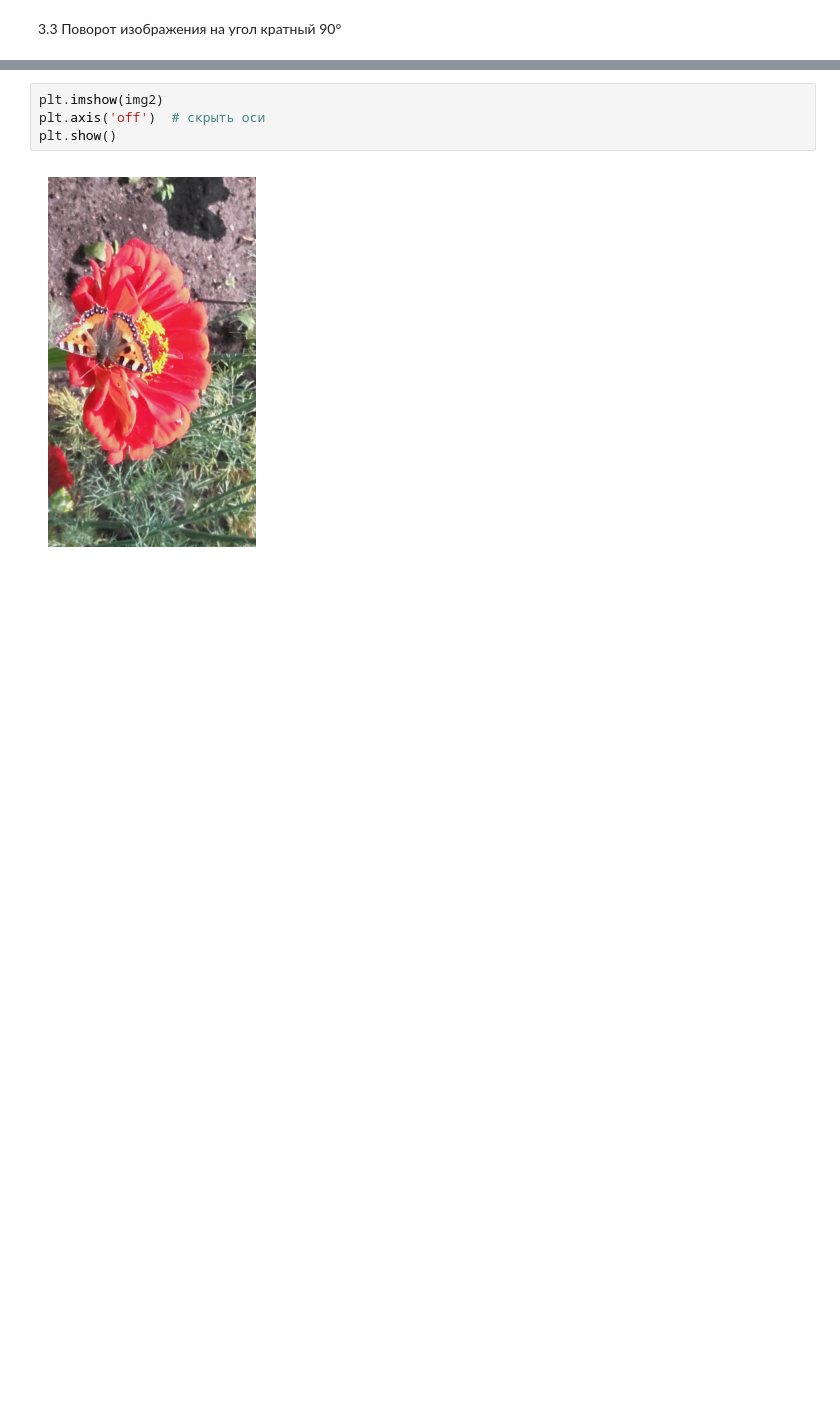
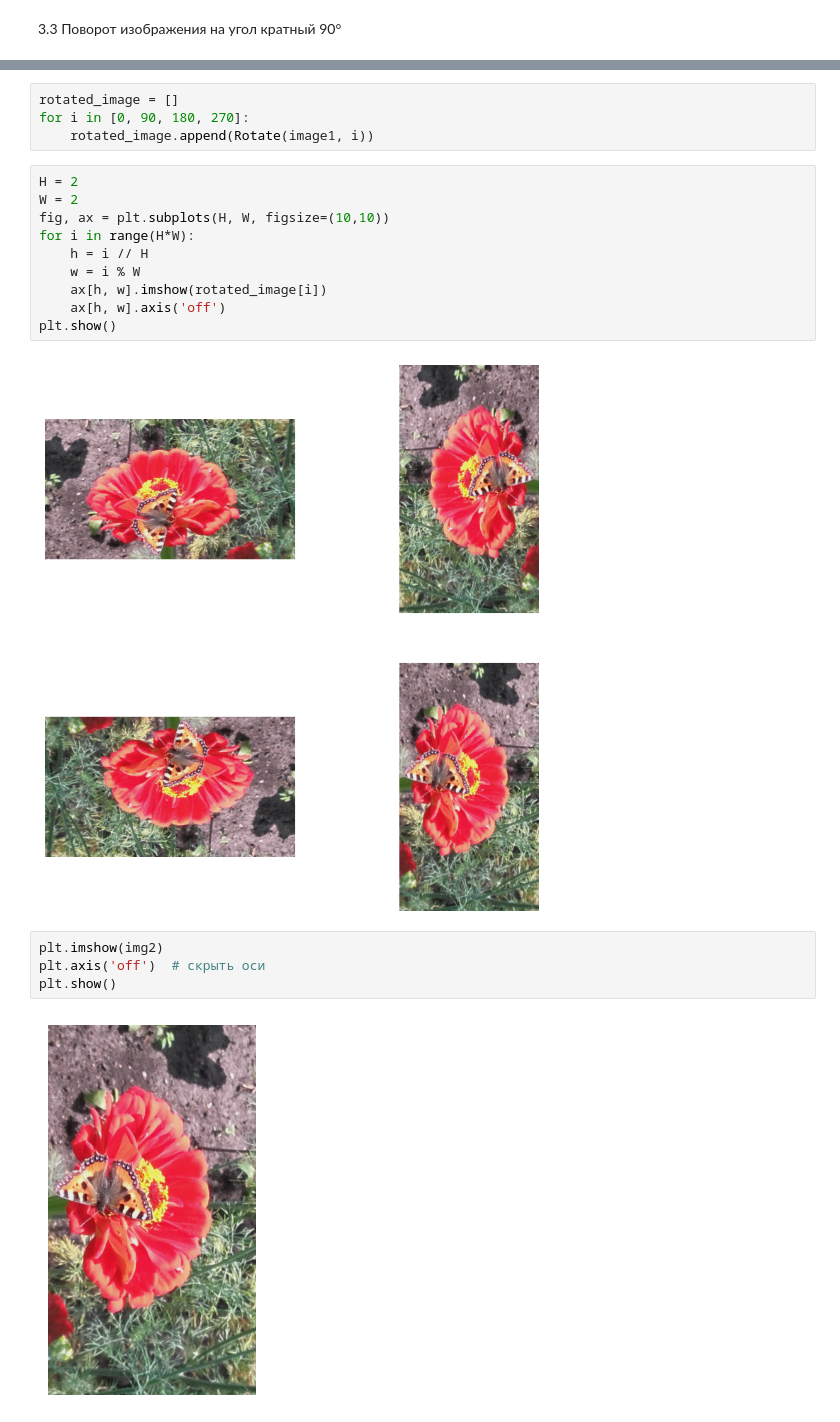
Before and after one commit to PavelORT/Computer_vision_labs, a Jupyter notebook: Lab1_CV/Lab1_CV.ipynb, the cells around one changed output, grey strips where cells are left out. Cells and saved outputs as stored; diff of their text form; blank space fills up the shorter version.

```diff
--- a/Lab1_CV/Lab1_CV.ipynb
+++ b/Lab1_CV/Lab1_CV.ipynb
@@ -78,6 +112,22 @@ plt.axis('off')  # скрыть оси
 plt.show()
 # %% [output]
 [figure]
+# %%
+rotated_image = []
+for i in [0, 90, 180, 270]:
+    rotated_image.append(Rotate(image1, i))
+# %%
+H = 2
+W = 2
+fig, ax = plt.subplots(H, W, figsize=(10,10))
+for i in range(H*W):
+    h = i // H
+    w = i % W
+    ax[h, w].imshow(rotated_image[i])
+    ax[h, w].axis('off')
+plt.show()
+# %% [output]
+[figure, added]
 # %%
 plt.imshow(img2)
 plt.axis('off')  # скрыть оси
```
Also changed, not shown: parts of 11 cells of this notebook.
